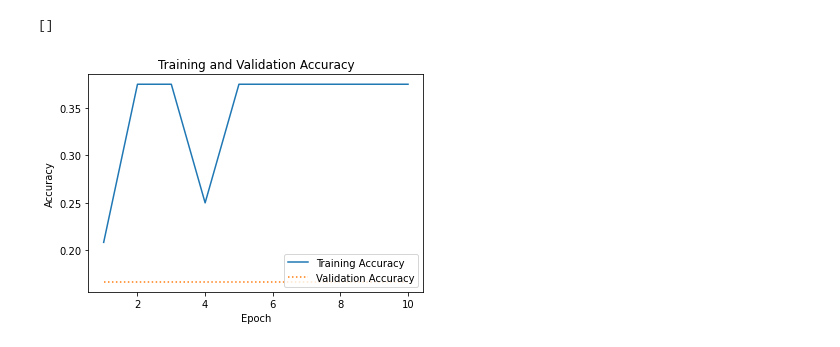
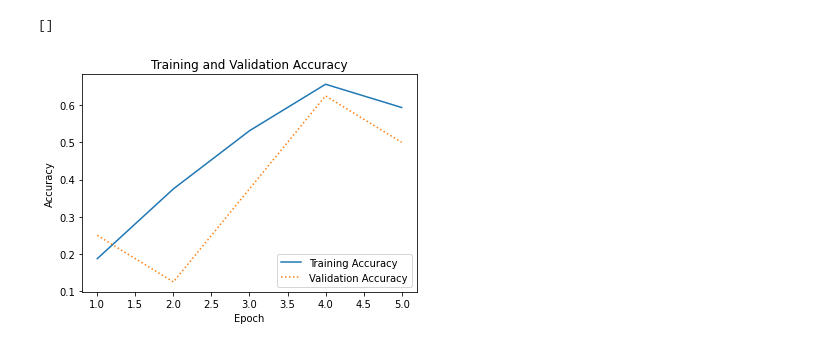
Before and after one commit to viktorv9/python-ai, a Jupyter notebook: elementalCNN.ipynb, the cells around one changed output. Saved outputs shown, nothing was run; the diff lists cells and outputs as text; code cells hidden in the pictures.

```diff
--- a/elementalCNN.ipynb
+++ b/elementalCNN.ipynb
@@ -27,25 +27,25 @@ def show_images(images): # generic show image voor dit model
 x = []
 y = []
 
-images, labels = load_images_from_path('datasets/elements/fire', 0)
+images, labels = load_images_from_path('datasets/elements/air', 0)
 show_images(images)
 x += images
 y += labels
 
-images, labels = load_images_from_path('datasets/elements/water', 1)
+images, labels = load_images_from_path('datasets/elements/earth', 1)
 show_images(images)
 x += images
 y += labels
 
-images, labels = load_images_from_path('datasets/elements/air', 2)
+images, labels = load_images_from_path('datasets/elements/fire', 2)
 show_images(images)
 x += images
 y += labels
 
-# images, labels = load_images_from_path('datasets/elements/earth', 3)
-# show_images(images)
-# x += images
-# y += labels
+images, labels = load_images_from_path('datasets/elements/water', 3)
+show_images(images)
+x += images
+y += labels
 
 x_train, x_test, y_train, y_test = train_test_split(x, y, test_size=0.2) # split 20% of the training images off for testing
 # %% [output]
@@ -64,8 +65,8 @@ from tensorflow.keras.utils import to_categorical
 x_train = np.array(x_train) / 255
 x_test = np.array(x_test) / 255
 
-y_train_encoded = to_categorical(y_train, 3)
-y_test_encoded = to_categorical(y_test, 3)
+y_train_encoded = to_categorical(y_train)
+y_test_encoded = to_categorical(y_test)
 
 model = Sequential()
 model.add(Conv2D(32, (3, 3), activation='relu', input_shape=(224, 224, 3)))
@@ -78,10 +79,10 @@ model.add(Conv2D(128, (3, 3), activation='relu'))
 model.add(MaxPooling2D(2, 2))
 model.add(Flatten())
 model.add(Dense(1024, activation='relu'))
-model.add(Dense(3, activation='softmax'))
+model.add(Dense(4, activation='softmax'))
 model.compile(optimizer='adam', loss='categorical_crossentropy', metrics=['accuracy'])
 
-hist = model.fit(x_train, y_train_encoded, validation_data=(x_test, y_test_encoded), batch_size=10, epochs=10)
+hist = model.fit(x_train, y_train_encoded, validation_data=(x_test, y_test_encoded), batch_size=10, epochs=5)
 
 acc = hist.history['accuracy']
 val_acc = hist.history['val_accuracy']
@@ -118,3 +109,3 @@ Epoch 10/10
 []
-[figure, old version]
+[figure, new version]
 # %%
```
Also changed, not shown: parts of 4 cells of this notebook, 3 other files.
